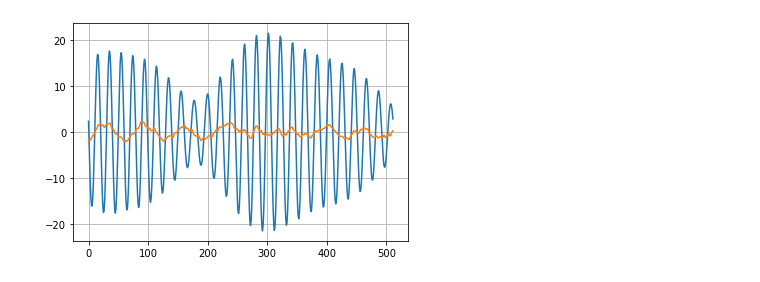
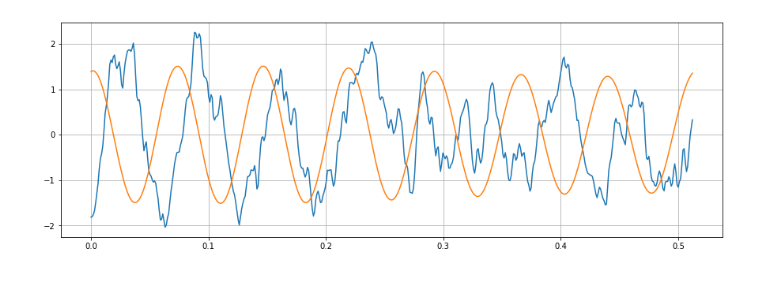
Before and after one commit to solothinker/SignalConcepts, a Jupyter notebook: Basics of Signals.ipynb, the cells around one changed output. Drawn from its saved outputs; the diff is of its cells as text; code cells hidden in the pictures.

Commit message:
better understanding of Morlet

```diff
--- a/Basics of Signals.ipynb
+++ b/Basics of Signals.ipynb
@@ -28,0 +59,15 @@ plt.show()
+# %%
+# Sine wave and its FFT
+# t = np.linspace(-2/xFreq[temp[0]],2/xFreq[temp[0]],sampleSize)#np.arange(0,0.01,0.0001)
+t = xDataTime
+ySine = (np.exp(-1j*2*np.pi*t*xFreq[temp[0]]))
+plt.subplot(211)
+plt.plot(t,np.real(ySine))
+plt.grid()
+plt.subplot(212)
+ySineFFT = np.fft.rfft(np.real(ySine))
+ySinF = np.fft.rfftfreq(ySineFFT.size*2-1,d=Ts)
+plt.plot((ySinF[:20]),np.abs(ySineFFT[:20]))
+# plt.plot(np.abs(ySinF),np.abs(ySineFFT))
+plt.grid()
+plt.show()
@@ -29,6 +76,9 @@ plt.show()
 # %%
-gaus = np.exp(-0.5*np.square(t/sigma))
-plt.plot(t,gaus)
+# Gaussian function and its FFT
+sigma = 0.5
+# tt = np.linspace(-0.5,0.5,int(1/0.01))
+yGaus = np.exp(-0.5*np.square(t/sigma))
+plt.plot(t,yGaus)
 plt.grid()
 plt.show()
 # %% [output]
@@ -71,0 +86,14 @@ plt.show()
+# %%
+# Morlet Wavelet plot
+y = np.multiply(ySine,yGaus)
+plt.subplot(121)
+plt.plot(t,np.real(y),label='Morlet in Time')
+plt.legend()
+plt.grid()
+plt.subplot(122)
+yFFT = np.fft.rfft(np.real(y))
+yf = np.fft.rfftfreq(yFFT.size*2-1,d=(Ts))
+plt.plot(np.abs(yf[:n]),np.abs(yFFT[:n]),label='Morlet in Freq')
+plt.legend()
+plt.grid()
+plt.show()
@@ -72,7 +111,12 @@ plt.show()
+# %%
+# Find the needed signal
+sig = np.multiply(yFFT,xData)
+ySig = np.fft.irfft(sig)
+ySig = (ySig-np.mean(ySig))/np.std(ySig)
 # %%
-plt.plot(np.real(yconv))
-plt.plot(data)
+plt.plot(xDataTime,data,label='Raw Signal')
+plt.plot(t,ySig,label='Filtered signal')
 plt.grid()
 plt.show()
 # %% [output]
-[figure, old version]
+[figure, new version]
```
Also changed, not shown: parts of 26 cells of this notebook.
